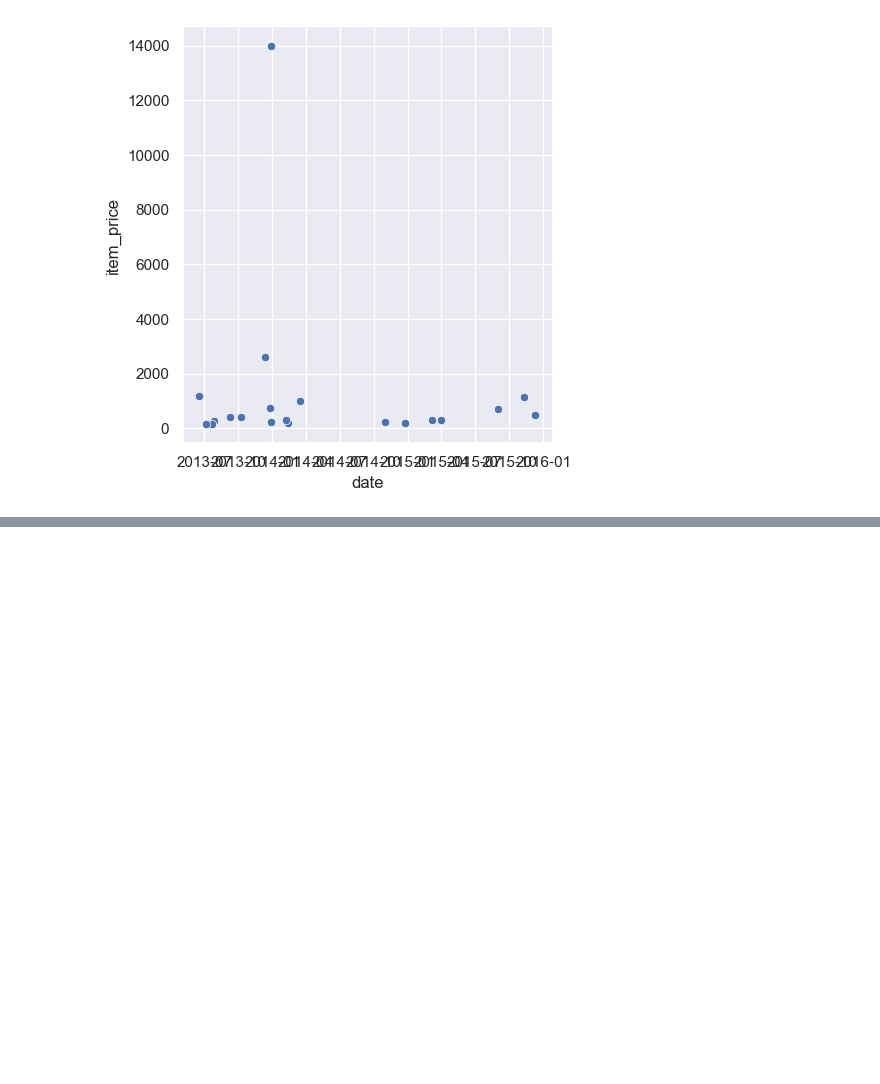
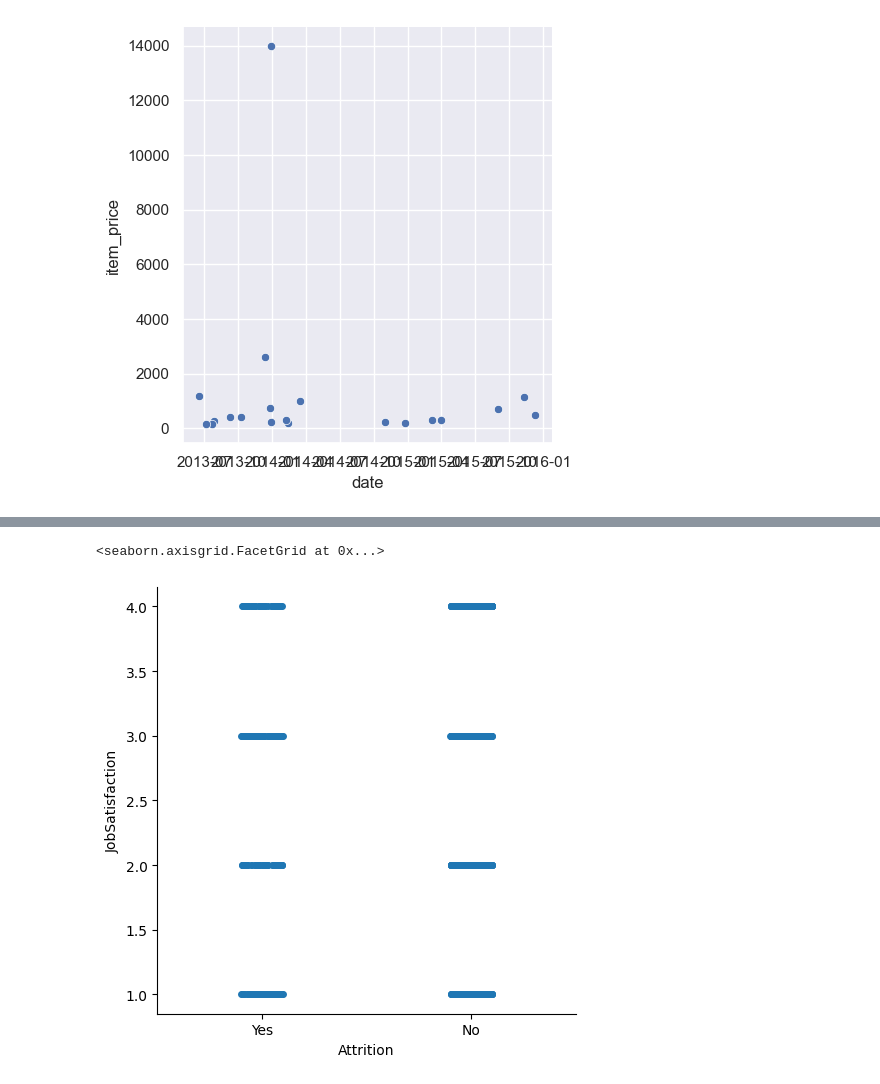
Before and after one commit to Amine-Alami/H3Python, a Jupyter notebook: Data_Visualisation_Statistiques.ipynb, the cells around one changed output, grey strips where cells are left out. Drawn from its saved outputs; the diff is of its cells as text; code cells hidden in the pictures; blank space fills up the shorter version.

Commit message:
Visualisation de variables catégoriques

```diff
--- a/Data_Visualisation_Statistiques.ipynb
+++ b/Data_Visualisation_Statistiques.ipynb
@@ -108,0 +115,2 @@ sns.relplot(
+# %%
+ibm = pd.read_csv('data/IBM_HR_ATTRITION.csv'); ibm
@@ -108,0 +131,8 @@ sns.relplot(
+# %%
+sns.catplot(
+            x=ibm.Attrition,
+            y=ibm.JobSatisfaction,
+        )
+# %% [output]
+<seaborn.axisgrid.FacetGrid at 0x...>
+[figure, added]
```
Also changed, not shown: parts of 13 cells of this notebook.
